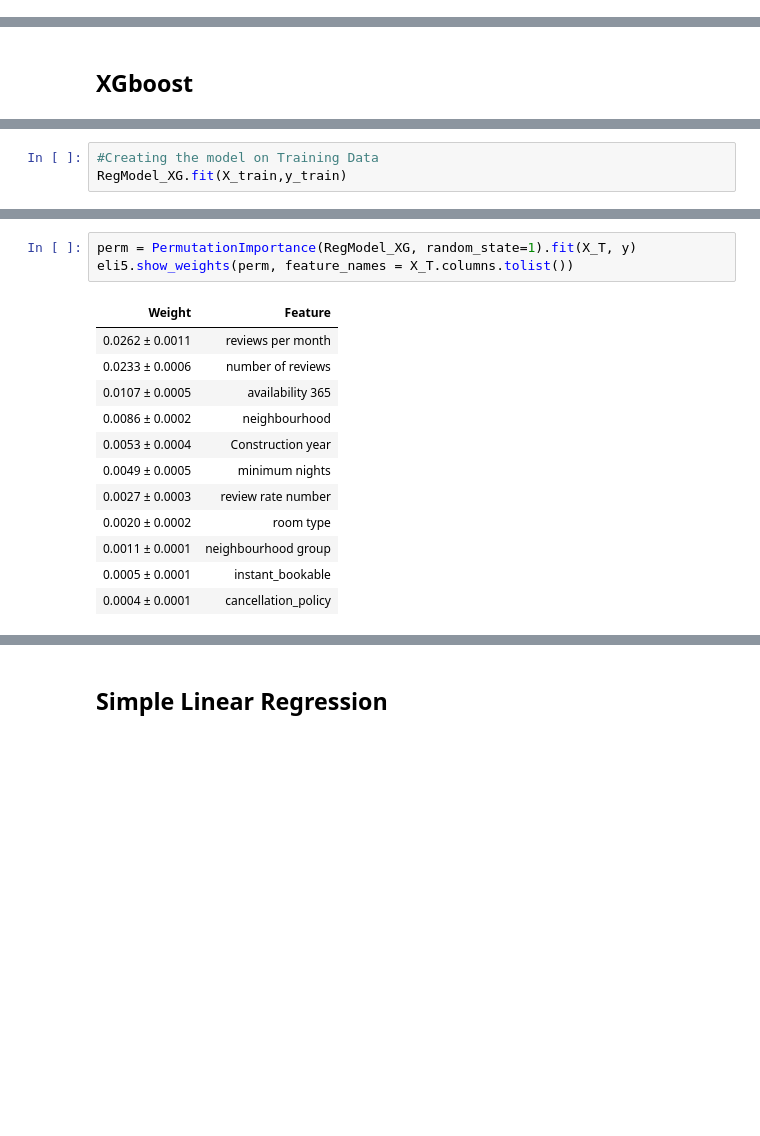
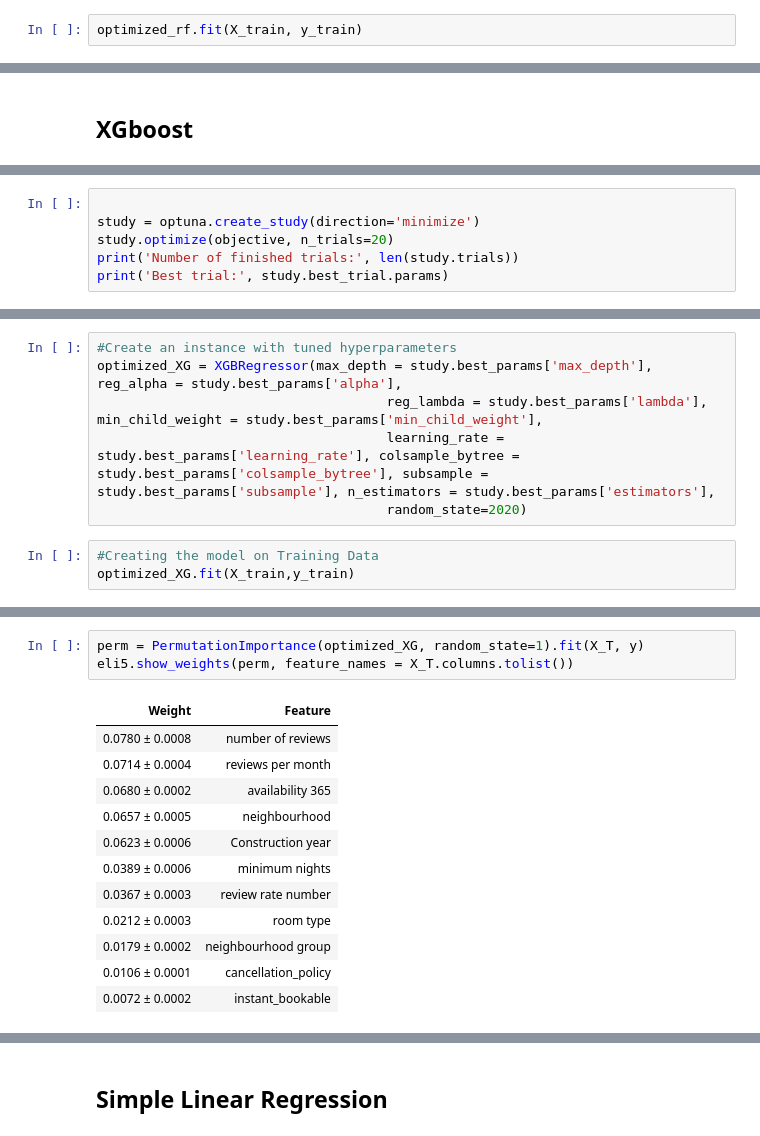
Before and after one commit to paula-rico/data_science_final_project, a Jupyter notebook: Airbnb_New_.ipynb, the cells around one changed output, grey strips where cells are left out. Cells and saved outputs as stored; diff of their text form; blank space fills up the shorter version.

```diff
--- a/Airbnb_New_.ipynb
+++ b/Airbnb_New_.ipynb
@@ -852,0 +907,2 @@ RMSE:  298.88
+# %%
+optimized_rf.fit(X_train, y_train)
@@ -909,0 +1027,6 @@ RegModel_XG=XGBRegressor(max_depth=3, learning_rate=0.1, n_estimators=500, objec
+# %%
+
+study = optuna.create_study(direction='minimize')
+study.optimize(objective, n_trials=20)
+print('Number of finished trials:', len(study.trials))
+print('Best trial:', study.best_trial.params)
@@ -910,5 +1053,11 @@ RegModel_XG=XGBRegressor(max_depth=3, learning_rate=0.1, n_estimators=500, objec
+# %%
+#Create an instance with tuned hyperparameters
+optimized_XG = XGBRegressor(max_depth = study.best_params['max_depth'], reg_alpha = study.best_params['alpha'],
+                                     reg_lambda = study.best_params['lambda'], min_child_weight = study.best_params['min_child_weight'],
+                                     learning_rate = study.best_params['learning_rate'], colsample_bytree = study.best_params['colsample_bytree'], subsample = study.best_params['subsample'], n_estimators = study.best_params['estimators'],
+                                     random_state=2020)
 # %%
 #Creating the model on Training Data
-RegModel_XG.fit(X_train,y_train)
+optimized_XG.fit(X_train,y_train)
 # %% [output]
 XGBRegressor(base_score=0.5, booster='gbtree', callbacks=None,
@@ -963,16 +1112,16 @@ XGBoost - Feature Importance:
 # %%
-perm = PermutationImportance(RegModel_XG, random_state=1).fit(X_T, y)
+perm = PermutationImportance(optimized_XG, random_state=1).fit(X_T, y)
 eli5.show_weights(perm, feature_names = X_T.columns.tolist())
 # %% [output]
 | Weight | Feature |
-| 0.0262 ± 0.0011 | reviews per month |
-| 0.0233 ± 0.0006 | number of reviews |
-| 0.0107 ± 0.0005 | availability 365 |
-| 0.0086 ± 0.0002 | neighbourhood |
-| 0.0053 ± 0.0004 | Construction year |
-| 0.0049 ± 0.0005 | minimum nights |
-| 0.0027 ± 0.0003 | review rate number |
-| 0.0020 ± 0.0002 | room type |
-| 0.0011 ± 0.0001 | neighbourhood group |
-| 0.0005 ± 0.0001 | instant_bookable |
-| 0.0004 ± 0.0001 | cancellation_policy |
+| 0.0780 ± 0.0008 | number of reviews |
+| 0.0714 ± 0.0004 | reviews per month |
+| 0.0680 ± 0.0002 | availability 365 |
+| 0.0657 ± 0.0005 | neighbourhood |
+| 0.0623 ± 0.0006 | Construction year |
+| 0.0389 ± 0.0006 | minimum nights |
+| 0.0367 ± 0.0003 | review rate number |
+| 0.0212 ± 0.0003 | room type |
+| 0.0179 ± 0.0002 | neighbourhood group |
+| 0.0106 ± 0.0001 | cancellation_policy |
+| 0.0072 ± 0.0002 | instant_bookable |
```
Also changed, not shown: parts of 63 cells of this notebook.
